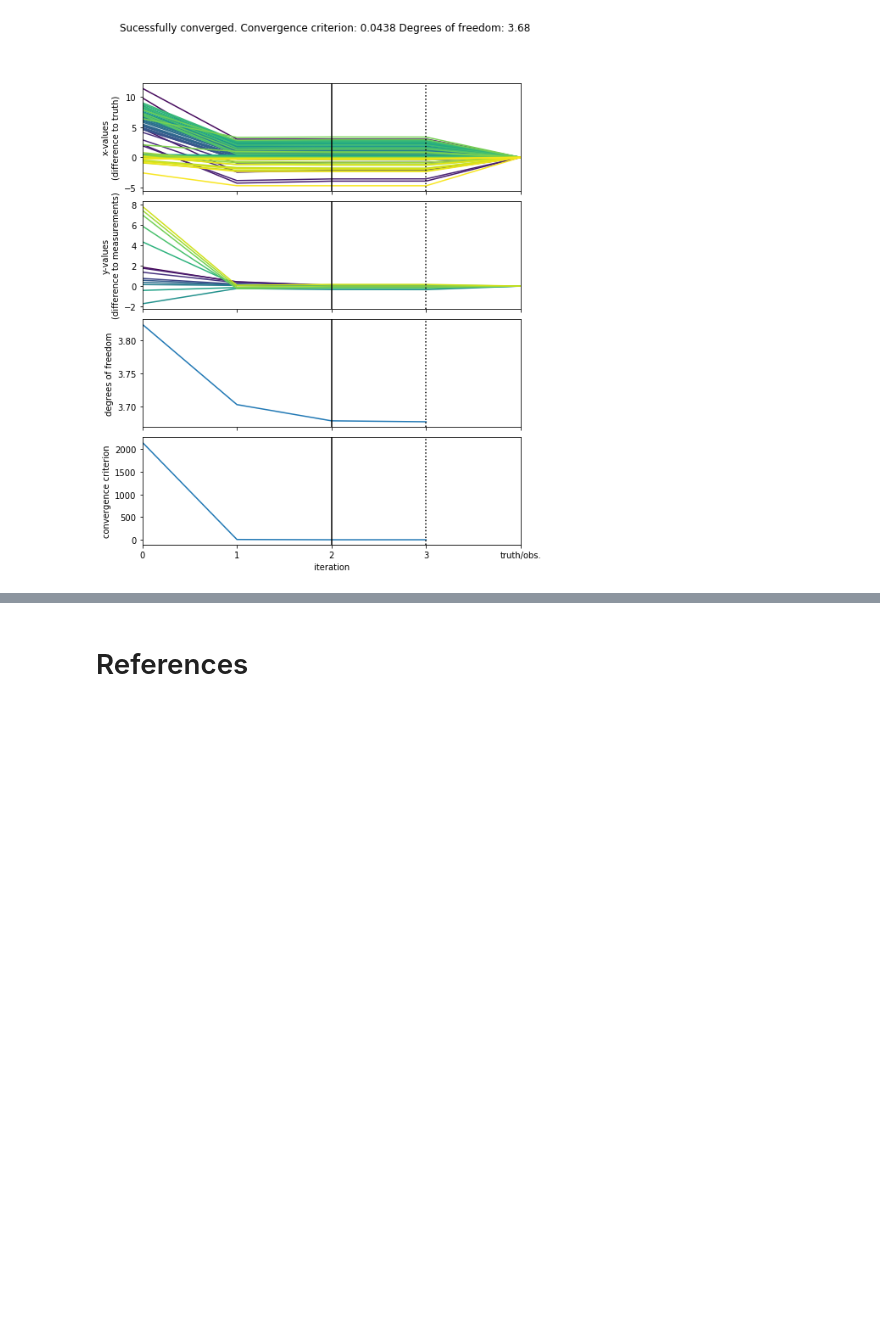
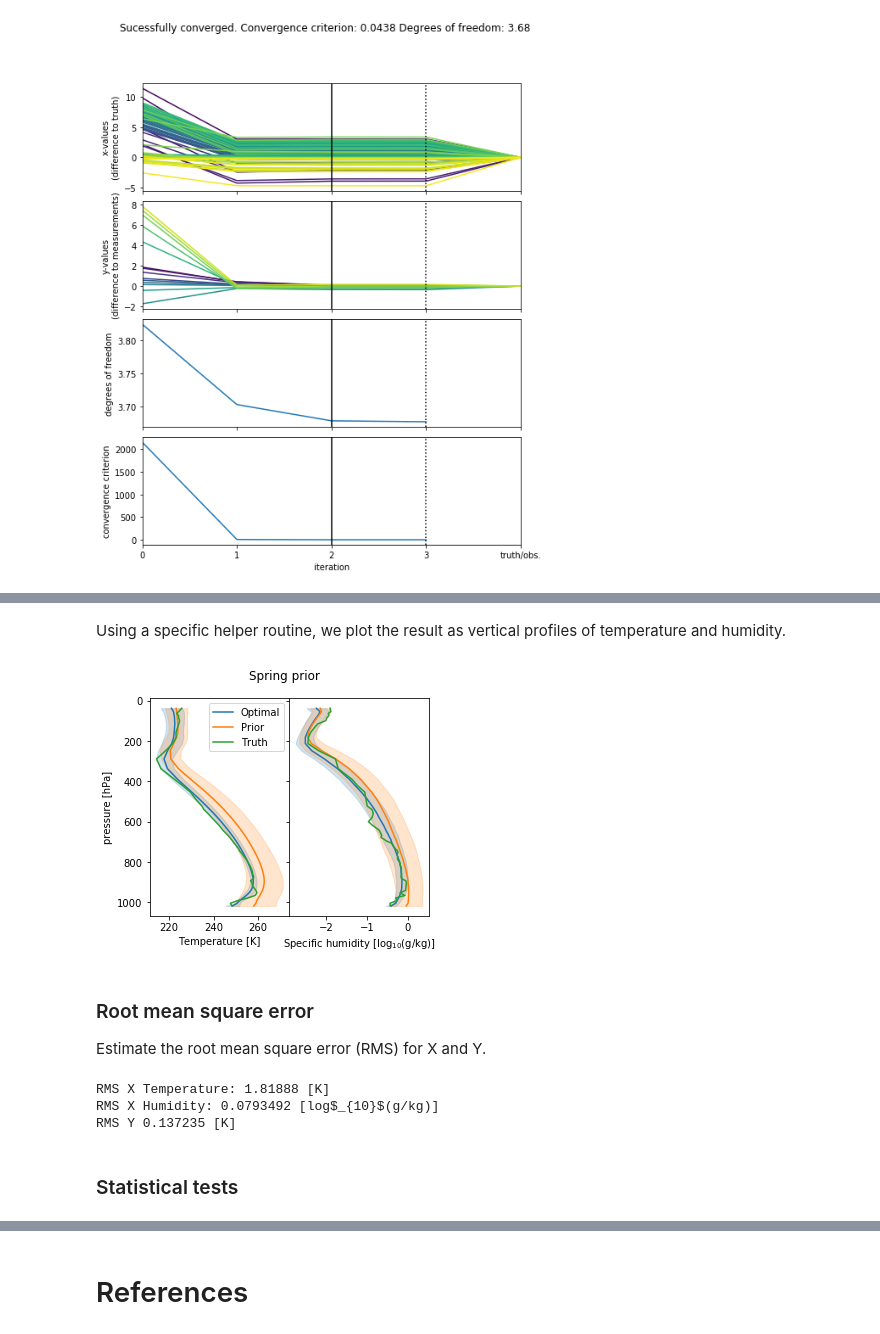
Before and after one commit to maahn/pyOptimalEstimation_examples, a Jupyter notebook: MWR_retrieval.ipynb, the cells around one changed output, grey strips where cells are left out. Drawn from its saved outputs; the diff is of its cells as text; code cells hidden in the pictures; blank space fills up the shorter version.

```diff
--- a/MWR_retrieval.ipynb
+++ b/MWR_retrieval.ipynb
@@ -527,0 +335,26 @@ fig.subplots_adjust(wspace=0.05)
+# %% [markdown]
+Using a specific helper routine, we plot the result as vertical profiles of temperature and humidity.
+# %%
+fig = supporting_routines.plotMwrResults(
+    oe_ref,
+    h=pressure.sel(season=season) / 100,
+    hlabel='pressure [hPa]',
+    title='Spring prior')
+# %% [output]
+[figure, added]
+# %% [markdown]
+### Root mean square error
+Estimate the root mean square error (RMS) for X and Y.
+# %%
+T_optimal, Q_optimal = supporting_routines.splitTQ(oe_ref.x_op)
+T_truth, Q_truth = supporting_routines.splitTQ(oe_ref.x_truth)
+
+print('RMS X Temperature: %g [K]'% np.sqrt(np.mean((T_optimal - T_truth)**2)))
+print('RMS X Humidity: %g [log$_{10}$(g/kg)]'% np.sqrt(np.mean((10**Q_optimal - 10**Q_truth)**2)))
+print('RMS Y %g [K]'% np.sqrt(np.mean((oe_ref.y_obs - oe_ref.y_op)**2)))
+# %% [output]
+RMS X Temperature: 1.81888 [K]
+RMS X Humidity: 0.0793492 [log$_{10}$(g/kg)]
+RMS Y 0.137235 [K]
+# %% [markdown]
+### Statistical tests
```
Also changed, not shown: parts of 105 cells of this notebook, 9 other files.
